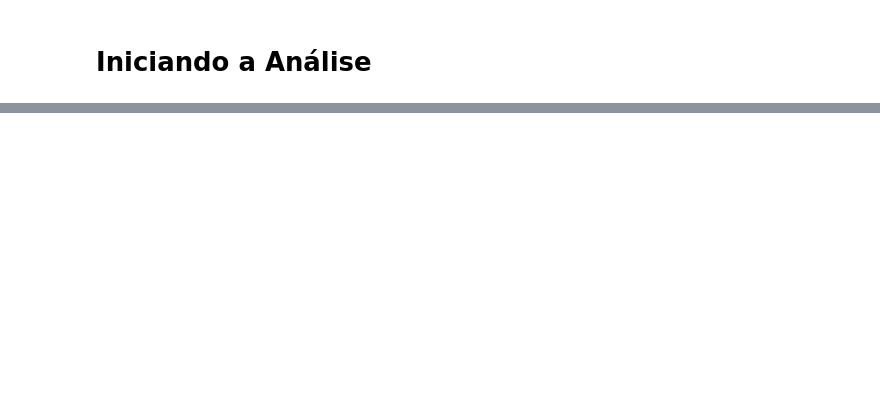
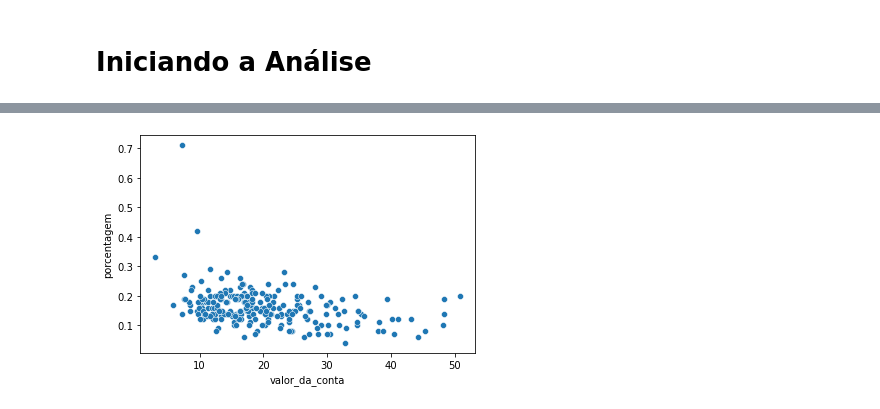
Before and after one commit to Gabriiel-Barbosa/analise-gorjetas, a Jupyter notebook: Relatorio De Analise 01.ipynb, the cells around one changed output, grey strips where cells are left out. Drawn from its saved outputs; the diff is of its cells as text; code cells hidden in the pictures; blank space fills up the shorter version.

```diff
--- a/Relatorio De Analise 01.ipynb
+++ b/Relatorio De Analise 01.ipynb
@@ -112,0 +161,2 @@ import seaborn as sns
+# %%
+df.porcentagem = df.porcentagem.round(2)
@@ -112,0 +179,4 @@ import seaborn as sns
+# %%
+porcentagem_conta = sns.scatterplot(x='valor_da_conta', y='porcentagem', data=df)
+# %% [output]
+[figure, added]
```
Also changed, not shown: parts of 20 cells of this notebook, 3 other files.
